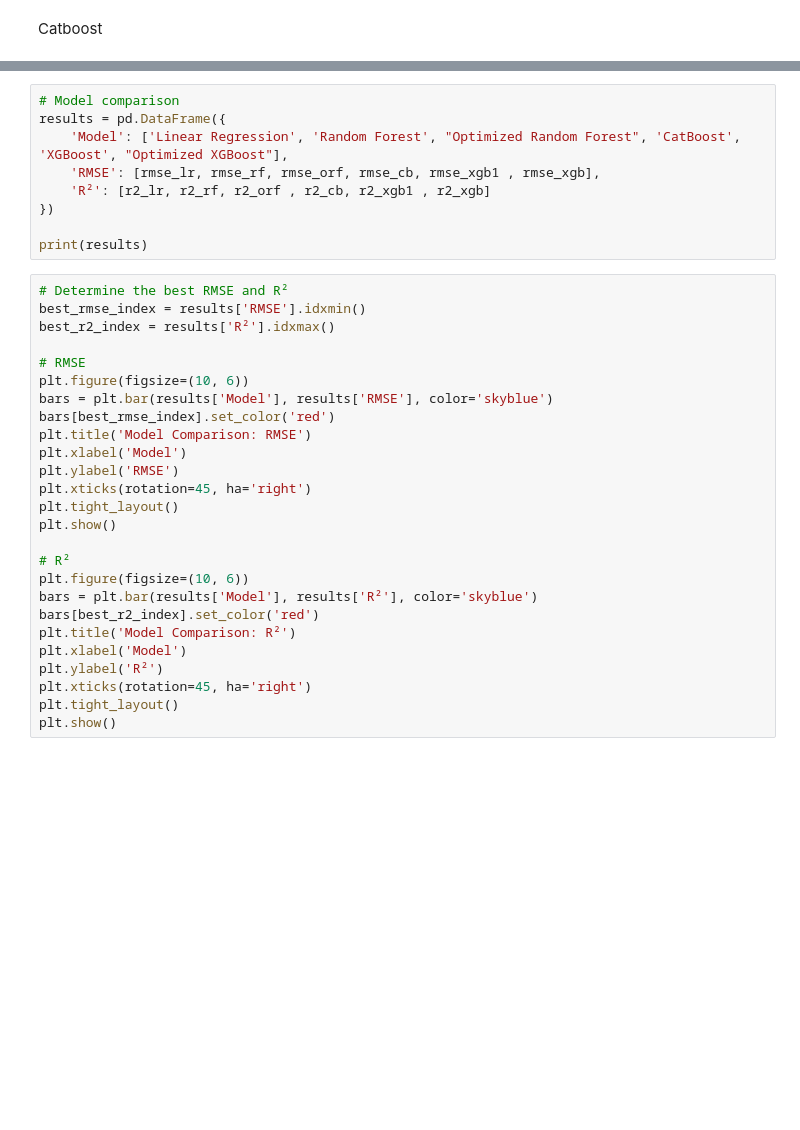
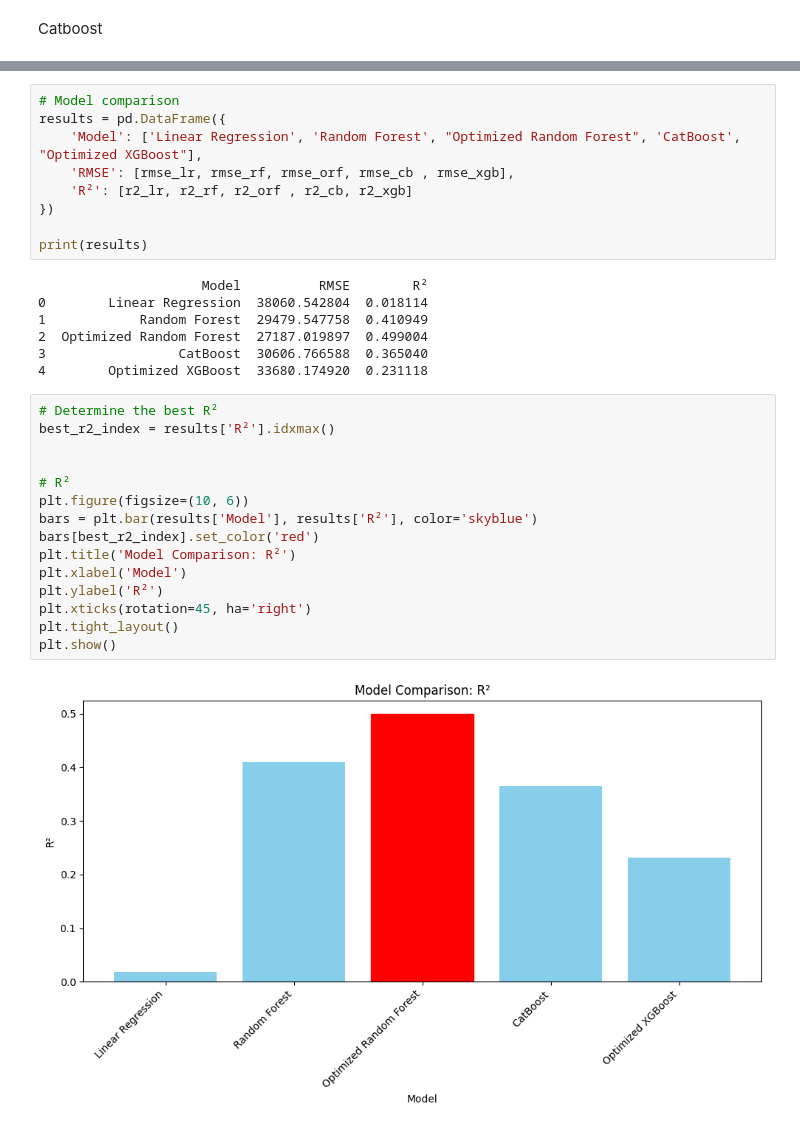
Before and after one commit to bornedan/datax-project, a Jupyter notebook: models/Data Modeling - FINAL.ipynb, the cells around one changed output, grey strips where cells are left out. Drawn from its saved outputs; the diff is of its cells as text; blank space fills up the shorter version.

```diff
--- a/models/Data Modeling - FINAL.ipynb
+++ b/models/Data Modeling - FINAL.ipynb
@@ -240,35 +362,33 @@ print(f"R^2: {r2_cb}")
 # %%
 # Model comparison
 results = pd.DataFrame({
-    'Model': ['Linear Regression', 'Random Forest', "Optimized Random Forest", 'CatBoost', 'XGBoost', "Optimized XGBoost"],
-    'RMSE': [rmse_lr, rmse_rf, rmse_orf, rmse_cb, rmse_xgb1 , rmse_xgb],
-    'R²': [r2_lr, r2_rf, r2_orf , r2_cb, r2_xgb1 , r2_xgb]
+    'Model': ['Linear Regression', 'Random Forest', "Optimized Random Forest", 'CatBoost', "Optimized XGBoost"],
+    'RMSE': [rmse_lr, rmse_rf, rmse_orf, rmse_cb , rmse_xgb],
+    'R²': [r2_lr, r2_rf, r2_orf , r2_cb, r2_xgb]
 })
 
 print(results)
+# %% [output]
+                     Model          RMSE        R²
+0        Linear Regression  38060.542804  0.018114
+1            Random Forest  29479.547758  0.410949
+2  Optimized Random Forest  27187.019897  0.499004
+3                 CatBoost  30606.766588  0.365040
+4        Optimized XGBoost  33680.174920  0.231118
 # %%
-# Determine the best RMSE and R²
-best_rmse_index = results['RMSE'].idxmin()
+# Determine the best R²
 best_r2_index = results['R²'].idxmax()
 
-# RMSE
-plt.figure(figsize=(10, 6))
-bars = plt.bar(results['Model'], results['RMSE'], color='skyblue')
-bars[best_rmse_index].set_color('red')
-plt.title('Model Comparison: RMSE')
-plt.xlabel('Model')
-plt.ylabel('RMSE')
-plt.xticks(rotation=45, ha='right')
-plt.tight_layout()
-plt.show()
 
 # R²
 plt.figure(figsize=(10, 6))
 bars = plt.bar(results['Model'], results['R²'], color='skyblue')
 bars[best_r2_index].set_color('red')
 plt.title('Model Comparison: R²')
 plt.xlabel('Model')
 plt.ylabel('R²')
 plt.xticks(rotation=45, ha='right')
 plt.tight_layout()
 plt.show()
+# %% [output]
+[figure, added]
```
Also changed, not shown: parts of 17 cells of this notebook.
